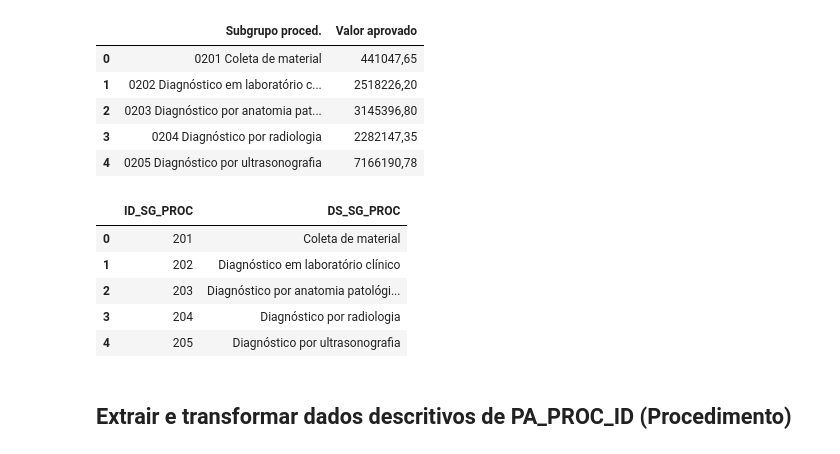
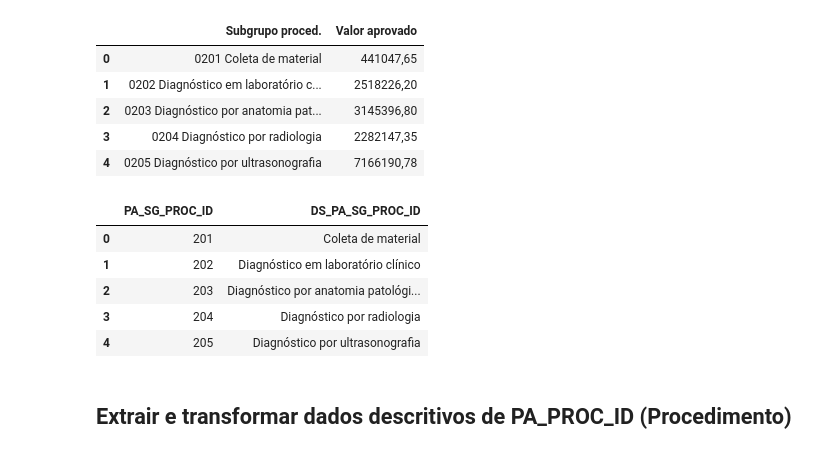
Before and after one commit to Vinicius-Luiz/etl_data_analisys_sia_python, a Jupyter notebook: 002_SIA_TABNET.ipynb, the cells around one changed output. Drawn from its saved outputs; the diff is of its cells as text; code cells hidden in the pictures.

```diff
--- a/002_SIA_TABNET.ipynb
+++ b/002_SIA_TABNET.ipynb
@@ -94,13 +94,13 @@ df_pa_sg_proc_id.head()
 | 3 | 0204 Diagnóstico por radiologia | 2282147,35 |
 | 4 | 0205 Diagnóstico por ultrasonografia | 7166190,78 |
 # %%
-df_pa_sg_proc_id['ID_SG_PROC'] = df_pa_sg_proc_id['Subgrupo proced.'].apply(lambda x: x.split(' ', 1)[0])
-df_pa_sg_proc_id['DS_SG_PROC'] = df_pa_sg_proc_id['Subgrupo proced.'].apply(lambda x: x.split(' ', 1)[1])
+df_pa_sg_proc_id['PA_SG_PROC_ID'] = df_pa_sg_proc_id['Subgrupo proced.'].apply(lambda x: x.split(' ', 1)[0])
+df_pa_sg_proc_id['DS_PA_SG_PROC_ID'] = df_pa_sg_proc_id['Subgrupo proced.'].apply(lambda x: x.split(' ', 1)[1])
 
-df_pa_sg_proc_id['ID_SG_PROC'] = df_pa_sg_proc_id['ID_SG_PROC'].astype('int64')
-df_pa_sg_proc_id[['ID_SG_PROC', 'DS_SG_PROC']].head()
+df_pa_sg_proc_id['PA_SG_PROC_ID'] = df_pa_sg_proc_id['PA_SG_PROC_ID'].astype('int64')
+df_pa_sg_proc_id[['PA_SG_PROC_ID', 'DS_PA_SG_PROC_ID']].head()
 # %% [output]
-|  | ID_SG_PROC | DS_SG_PROC |
+|  | PA_SG_PROC_ID | DS_PA_SG_PROC_ID |
 | 0 | 201 | Coleta de material |
 | 1 | 202 | Diagnóstico em laboratório clínico |
 | 2 | 203 | Diagnóstico por anatomia patológi... |
```
Also changed, not shown: parts of 11 cells of this notebook, 1 other file.
